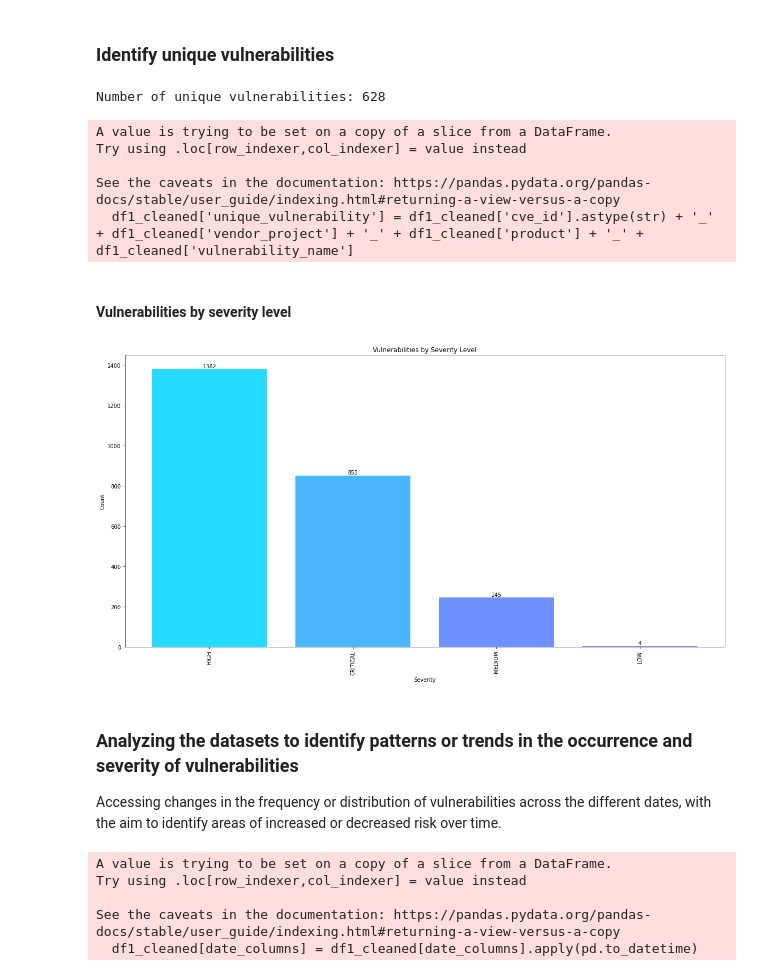
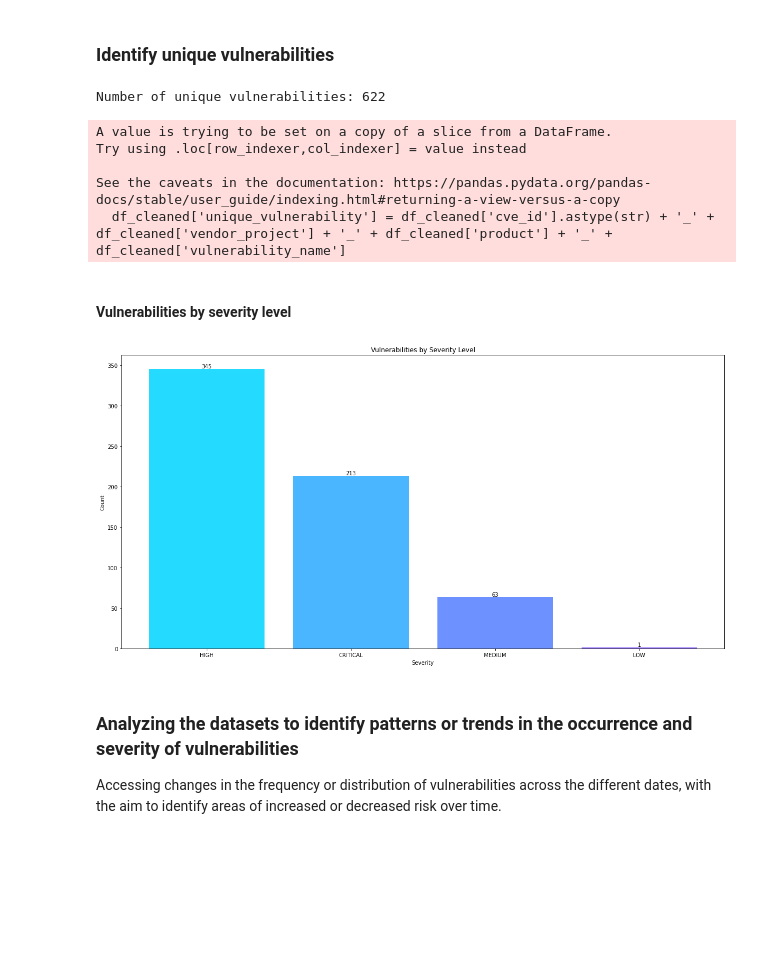
Before and after one commit to Pheelog/CybersecurityRiskAnalysis, a Jupyter notebook: Notebook/Philip Cyber Security data analytics.ipynb, the cells around one changed output. Cells and saved outputs as stored; diff of their text form; code cells hidden in the pictures; blank space fills up the shorter version.

```diff
--- a/Notebook/Philip Cyber Security data analytics.ipynb
+++ b/Notebook/Philip Cyber Security data analytics.ipynb
@@ -329 +324,7 @@ non_uniform_cve_groups.shape
+# %%
+# Drop duplicated rows based on 'cve_id'
+df_cleaned = df1_cleaned.drop_duplicates(subset='cve_id')
+
+# Reset the index of the cleaned dataframe
+df_cleaned.reset_index(drop=True, inplace=True)
 # %%
@@ -353,0 +357,14 @@ dtype: object
+# %%
+# Convert date columns to datetime dtype
+df_cleaned['date_added'] = pd.to_datetime(df_cleaned['date_added'])
+df_cleaned['due_date'] = pd.to_datetime(df_cleaned['due_date'])
+df_cleaned['pub_date'] = pd.to_datetime(df_cleaned['pub_date'])
+
+# Create new columns for day of the week and month with abbreviated names
+df_cleaned['date_added_dayofweek'] = df_cleaned['date_added'].dt.strftime('%a')
+df_cleaned['due_date_dayofweek'] = df_cleaned['due_date'].dt.strftime('%a')
+df_cleaned['pub_date_dayofweek'] = df_cleaned['pub_date'].dt.strftime('%a')
+
+df_cleaned['date_added_month'] = df_cleaned['date_added'].dt.strftime('%b')
+df_cleaned['due_date_month'] = df_cleaned['due_date'].dt.strftime('%b')
+df_cleaned['pub_date_month'] = df_cleaned['pub_date'].dt.strftime('%b')
@@ -355,59 +438,46 @@ dtype: object
 ### Identify unique vulnerabilities
 # %%
 # Create a new column combining relevant columns to identify unique vulnerabilities
-df1_cleaned['unique_vulnerability'] = df1_cleaned['cve_id'].astype(str) + '_' + df1_cleaned['vendor_project'] + '_' + df1_cleaned['product'] + '_' + df1_cleaned['vulnerability_name']
+df_cleaned['unique_vulnerability'] = df_cleaned['cve_id'].astype(str) + '_' + df_cleaned['vendor_project'] + '_' + df_cleaned['product'] + '_' + df_cleaned['vulnerability_name']
 
 # Identify unique vulnerabilities
-unique_vulnerabilities = df1_cleaned['unique_vulnerability'].unique()
+unique_vulnerabilities = df_cleaned['unique_vulnerability'].unique()
 
 # Print the number of unique vulnerabilities
 print("Number of unique vulnerabilities:", len(unique_vulnerabilities))
 # %% [output]
-Number of unique vulnerabilities: 628
+Number of unique vulnerabilities: 622
 A value is trying to be set on a copy of a slice from a DataFrame.
 Try using .loc[row_indexer,col_indexer] = value instead
 
 See the caveats in the documentation: https://pandas.pydata.org/pandas-docs/stable/user_guide/indexing.html#returning-a-view-versus-a-copy
-  df1_cleaned['unique_vulnerability'] = df1_cleaned['cve_id'].astype(str) + '_' + df1_cleaned['vendor_project'] + '_' + df1_cleaned['product'] + '_' + df1_cleaned['vulnerability_name']
+  df_cleaned['unique_vulnerability'] = df_cleaned['cve_id'].astype(str) + '_' + df_cleaned['vendor_project'] + '_' + df_cleaned['product'] + '_' + df_cleaned['vulnerability_name']
 # %% [markdown]
 #### Vulnerabilities by severity level
 # %%
 # Set a cool color palette
 colors = sns.color_palette("cool")
 
 # Count vulnerabilities by severity level
-severity_counts = df['severity'].value_counts()
+severity_counts = df_cleaned['severity'].value_counts()
 
 # Create a bar plot with a larger figure size
 plt.figure(figsize=(20, 10))
 bars = plt.bar(severity_counts.index, severity_counts.values, color=colors)
 
 # Add count labels to each bar
 for bar in bars:
     height = bar.get_height()
     plt.text(bar.get_x() + bar.get_width() / 2, height, height, ha='center', va='bottom')
 
 plt.xlabel('Severity')
 plt.ylabel('Count')
 plt.title('Vulnerabilities by Severity Level')
-plt.xticks(rotation=90)
+plt.xticks(rotation=0)
 plt.show()
 # %% [output]
-[figure, old version]
+[figure, new version]
 # %% [markdown]
 ### Analyzing the datasets to identify patterns or trends in the occurrence and severity of vulnerabilities
 Accessing changes in the frequency or distribution of vulnerabilities across the different dates, with the aim to identify areas of increased or decreased risk over time.
-# %%
-# Convert date columns to datetime data type
-date_columns = ['date_added', 'due_date', 'pub_date']
-df1_cleaned[date_columns] = df1_cleaned[date_columns].apply(pd.to_datetime)
-
-# Group vulnerabilities by date and count the occurrences
-vulnerability_counts = df1_cleaned.groupby('date_added').size()
-# %% [output]
-A value is trying to be set on a copy of a slice from a DataFrame.
-Try using .loc[row_indexer,col_indexer] = value instead
-
-See the caveats in the documentation: https://pandas.pydata.org/pandas-docs/stable/user_guide/indexing.html#returning-a-view-versus-a-copy
-  df1_cleaned[date_columns] = df1_cleaned[date_columns].apply(pd.to_datetime)
 # %%
```
Also changed, not shown: parts of 22 cells of this notebook.
